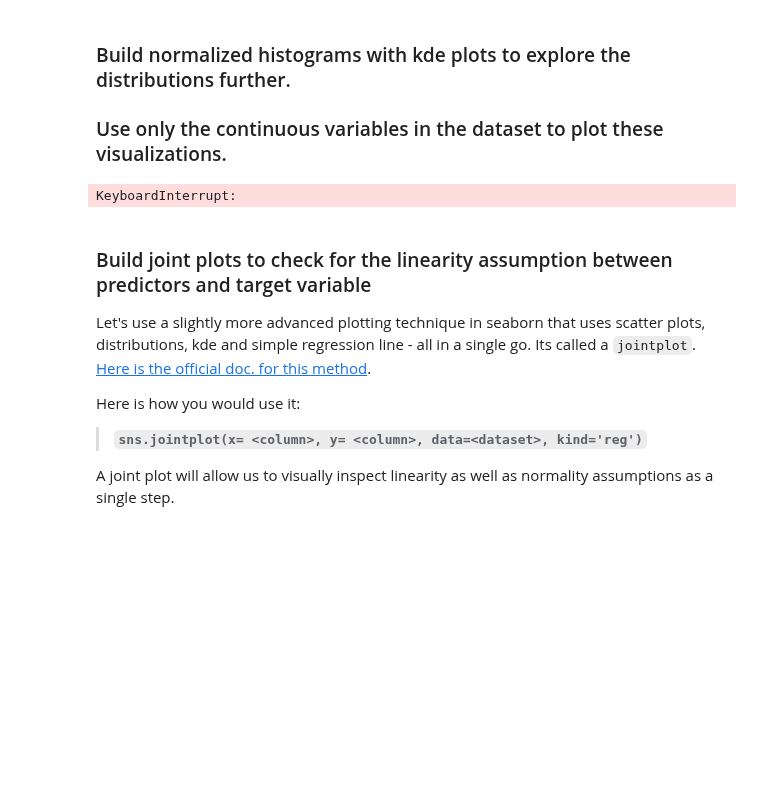
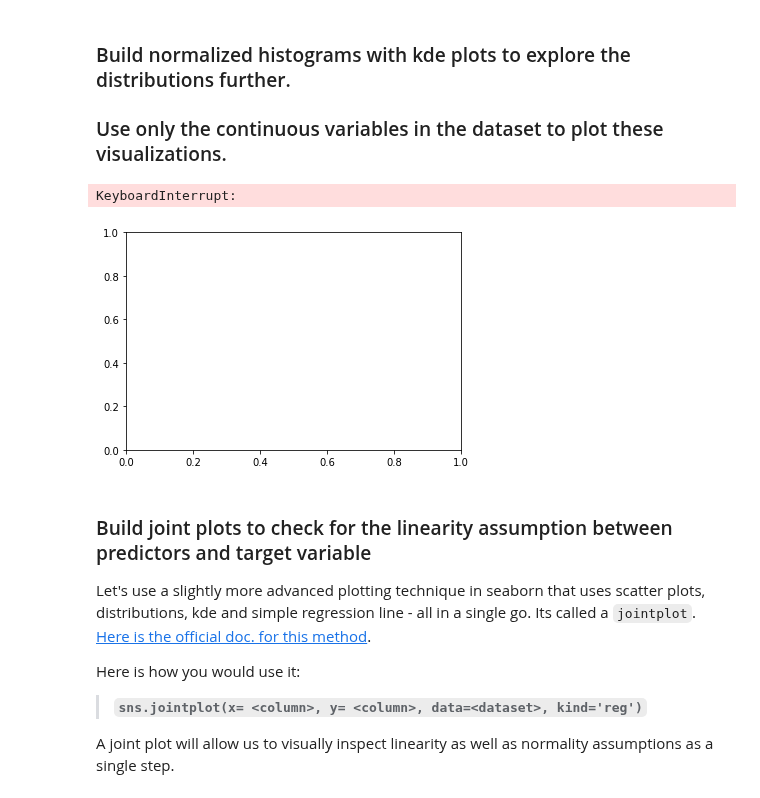
Before and after one commit to UpwardTrajectory/dsc-1-12-08-exploring-our-data-lab-seattle-ds-career-040119, a Jupyter notebook: index.ipynb, the cells around one changed output. Saved outputs shown, nothing was run; the diff lists cells and outputs as text; code cells hidden in the pictures; blank space fills up the shorter version.

```diff
--- a/index.ipynb
+++ b/index.ipynb
@@ -95,9 +95,10 @@ X = df[cat]
 # %%
 import seaborn as sns
 
-sns.kdeplot(X)
+for col in cat:sns.kdeplot(X)
 # %% [output]
 KeyboardInterrupt:
+[figure, added]
 # %%
 # State your observations here
 # %% [markdown]
```
